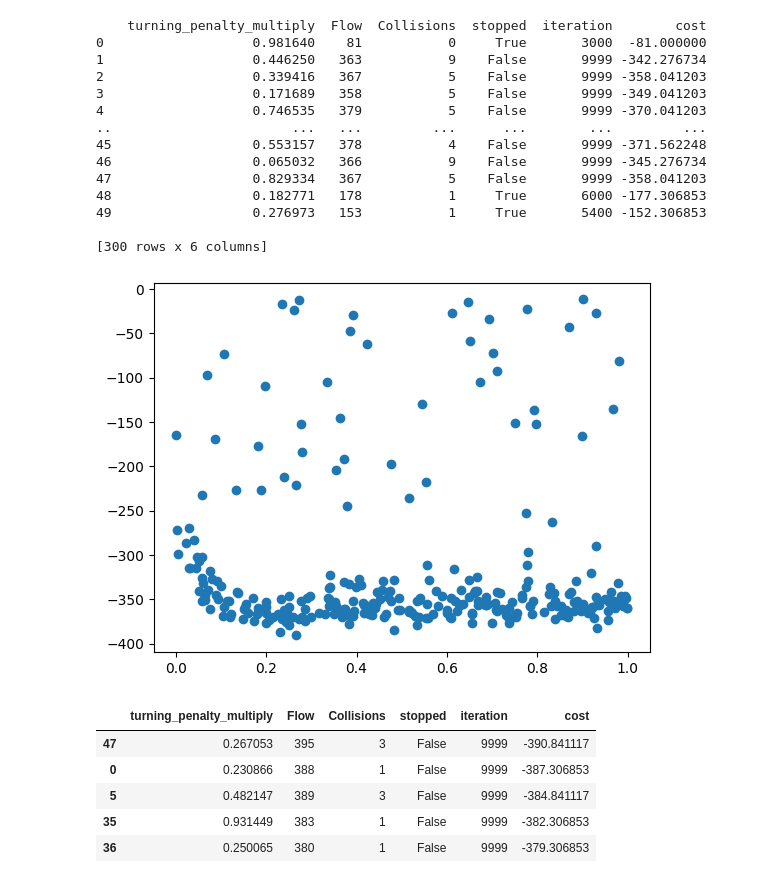
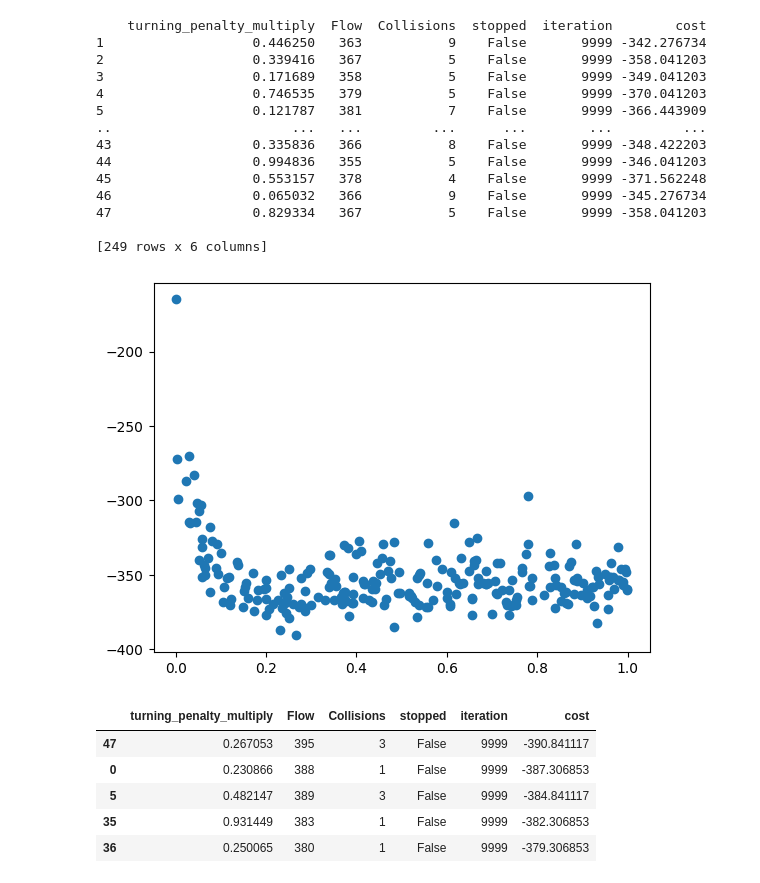
Before and after one commit to pawlik0wskim/Crossroad_simulation, a Jupyter notebook: testing/turning_penaltty_estimation.ipynb, the cells around one changed output. Drawn from its saved outputs; the diff is of its cells as text; code cells hidden in the pictures.

```diff
--- a/testing/turning_penaltty_estimation.ipynb
+++ b/testing/turning_penaltty_estimation.ipynb
@@ -44,36 +45,37 @@ np.sum(head["turning_penalty"]*[5,3,2,2,2])/np.sum([5,3,2,2,2])
 # %%
 df= pd.read_csv(r"C:\Users\Maciek\Documents\Studia\semestr 7\Crossroad_simulation\testing\turning_penalty_multiply2.csv")
 
 df2= pd.read_csv(r"C:\Users\Maciek\Documents\Studia\semestr 7\Crossroad_simulation\testing\turning_penalty_multiply3.csv")
 df=pd.concat([df,df2])
 df2= pd.read_csv(r"C:\Users\Maciek\Documents\Studia\semestr 7\Crossroad_simulation\testing\turning_penalty_multiply4.csv")
 df=pd.concat([df,df2])
 df2= pd.read_csv(r"C:\Users\Maciek\Documents\Studia\semestr 7\Crossroad_simulation\testing\turning_penalty_multiply5.csv")
 df=pd.concat([df,df2])
 df2= pd.read_csv(r"C:\Users\Maciek\Documents\Studia\semestr 7\Crossroad_simulation\testing\turning_penalty_multiply6.csv")
 df=pd.concat([df,df2])
 df2= pd.read_csv(r"C:\Users\Maciek\Documents\Studia\semestr 7\Crossroad_simulation\testing\turning_penalty_multiply7.csv")
 df=pd.concat([df,df2])
 df["cost"]=-df["Flow"]+df["Collisions"]*np.log(df["Collisions"]+1)
+df=df[df["stopped"]==False]
 print(df)
 plt.scatter(df["turning_penalty_multiply"],df["cost"])
 plt.show()
 # %% [output]
     turning_penalty_multiply  Flow  Collisions  stopped  iteration        cost
-0                   0.981640    81           0     True       3000  -81.000000
 1                   0.446250   363           9    False       9999 -342.276734
 2                   0.339416   367           5    False       9999 -358.041203
 3                   0.171689   358           5    False       9999 -349.041203
 4                   0.746535   379           5    False       9999 -370.041203
+5                   0.121787   381           7    False       9999 -366.443909
 ..                       ...   ...         ...      ...        ...         ...
+43                  0.335836   366           8    False       9999 -348.422203
+44                  0.994836   355           5    False       9999 -346.041203
 45                  0.553157   378           4    False       9999 -371.562248
 46                  0.065032   366           9    False       9999 -345.276734
 47                  0.829334   367           5    False       9999 -358.041203
-48                  0.182771   178           1     True       6000 -177.306853
-49                  0.276973   153           1     True       5400 -152.306853
 
-[300 rows x 6 columns]
+[249 rows x 6 columns]
-[figure, old version]
+[figure, new version]
 # %%
 head=df.sort_values(by=["cost"]).head()
 head
```
Also changed, not shown: parts of 11 cells of this notebook, 3 other files.
